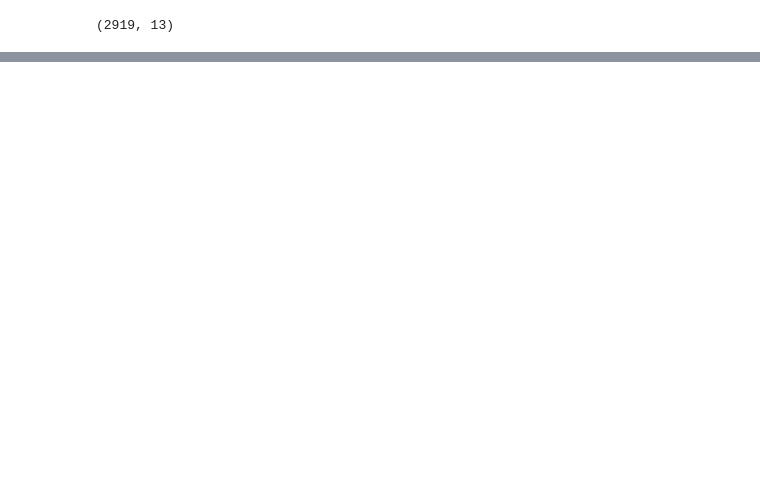
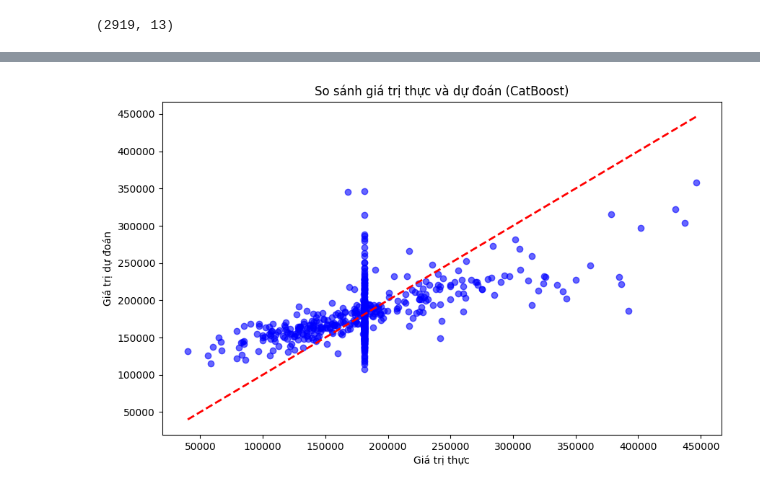
Before and after one commit to TranDaoBaThanh/Du_doan_gia_nha_python, a Jupyter notebook: main.ipynb, the cells around one changed output, grey strips where cells are left out. Cells and saved outputs as stored; diff of their text form; code cells hidden in the pictures; blank space fills up the shorter version.

```diff
--- a/main.ipynb
+++ b/main.ipynb
@@ -228,0 +110,2 @@ Learning rate set to 0.046797
+# %%
+dataset['SalePrice'] = dataset['SalePrice'].fillna(dataset['SalePrice'].mean())
@@ -228,0 +141,16 @@ Learning rate set to 0.046797
+# %%
+OH_encoder = OneHotEncoder(sparse_output=False, handle_unknown='ignore')
+OH_cols = pd.DataFrame(OH_encoder.fit_transform(new_dataset[object_cols]))
+OH_cols.index = new_dataset.index
+OH_cols.columns = OH_encoder.get_feature_names_out()
+
+# Tạo dataset cuối cùng sau khi mã hóa
+final_dataset = new_dataset.drop(object_cols, axis=1)
+final_dataset = pd.concat([final_dataset, OH_cols], axis=1)
+# %%
+# Tách dữ liệu thành X (đầu vào) và Y (đầu ra)
+X = final_dataset.drop(['SalePrice'], axis=1)
+Y = final_dataset['SalePrice']
+
+# Chia tập dữ liệu thành tập huấn luyện và tập kiểm tra
+X_train, X_valid, Y_train, Y_valid = train_test_split(X, Y, train_size=0.8, test_size=0.2, random_state=0)
@@ -228,0 +184,9 @@ Learning rate set to 0.046797
+# %%
+# Huấn luyện mô hình CatBoost Regressor
+cb_model = CatBoostRegressor(verbose=0)
+cb_model.fit(X_train, Y_train)
+preds_cb = cb_model.predict(X_valid)
+cb_r2_score = r2_score(Y_valid, preds_cb)
+print("R2 Score của mô hình CatBoost:", cb_r2_score)
+cb_mape = mean_absolute_percentage_error(Y_valid, preds_cb)
+print("MAPE của mô hình CatBoost:", cb_mape)
@@ -228,0 +241,11 @@ Learning rate set to 0.046797
+# %%
+# Vẽ biểu đồ so sánh giá trị thực và dự đoán của mô hình tốt nhất (CatBoost)
+plt.figure(figsize=(10, 6))
+plt.scatter(Y_valid, preds_cb, alpha=0.6, color='blue')
+plt.plot([Y_valid.min(), Y_valid.max()], [Y_valid.min(), Y_valid.max()], '--', lw=2, color='red')
+plt.title('So sánh giá trị thực và dự đoán (CatBoost)')
+plt.xlabel('Giá trị thực')
+plt.ylabel('Giá trị dự đoán')
+plt.show()
+# %% [output]
+[figure, added]
```
Also changed, not shown: parts of 51 cells of this notebook, 2 other files.
